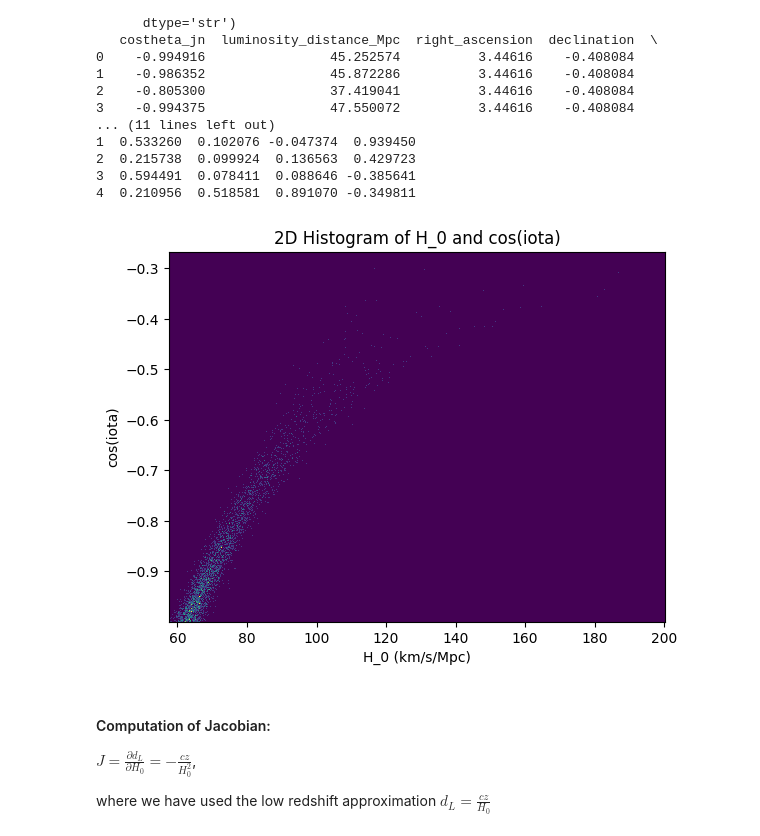
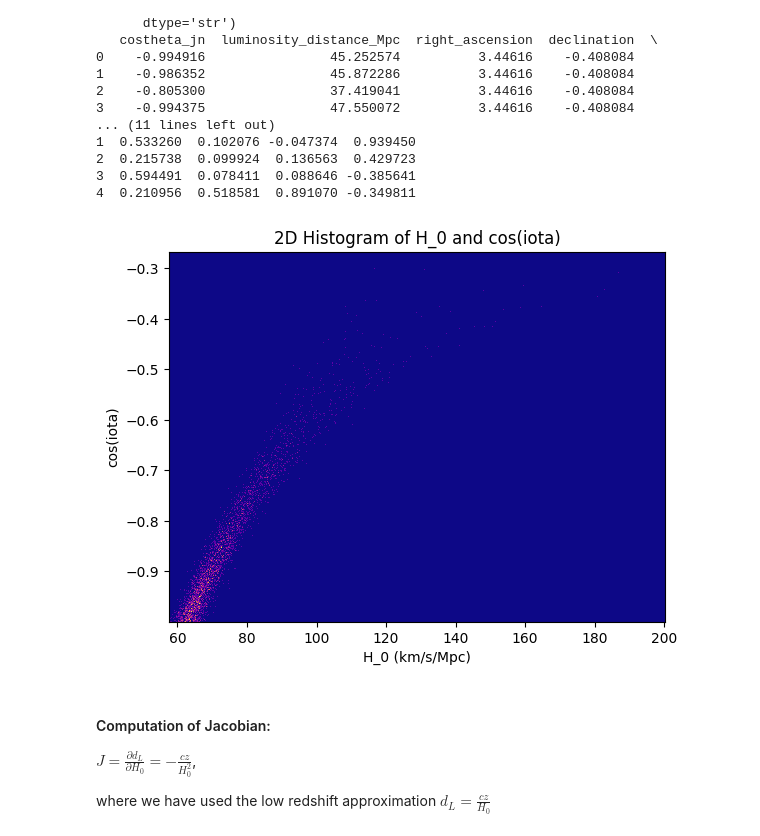
Before and after one commit to mjpineda-rug/GW1_H0_Sirens, a Jupyter notebook: GW_code.ipynb, the cells around one changed output. Cells and saved outputs as stored; diff of their text form; code cells hidden in the pictures.

```diff
--- a/GW_code.ipynb
+++ b/GW_code.ipynb
@@ -48,15 +49,15 @@ c = 299792.458      # speed of light in km/s from https://physics.nist.gov/cgi-b
 # %%
 # low redshift approximation: d_L = (c/H_0) * z
 H_0 = (c * z) / distances
 
 #Visualize the 2D distribution of H_0 and cos(iota)
-plt.hist2d(H_0, cos_iota, bins=500, range=None, density=False, weights=None, cmin=None, cmax=None, data=None)
+plt.hist2d(H_0, cos_iota, bins=500, cmap = 'plasma', range=None, density=False, weights=None, cmin=None, cmax=None, data=None)
 plt.xlabel('H_0 (km/s/Mpc)')
 plt.ylabel('cos(iota)')
 plt.title('2D Histogram of H_0 and cos(iota)')
 plt.show()
 # %% [output]
-[figure, old version]
+[figure, new version]
 # %% [markdown]
 #### Computation of Jacobian:
 $J = \frac{\partial d_L}{\partial H_0} = -\frac{cz}{H_0^2}$,
```
Also changed, not shown: parts of 5 cells of this notebook.
